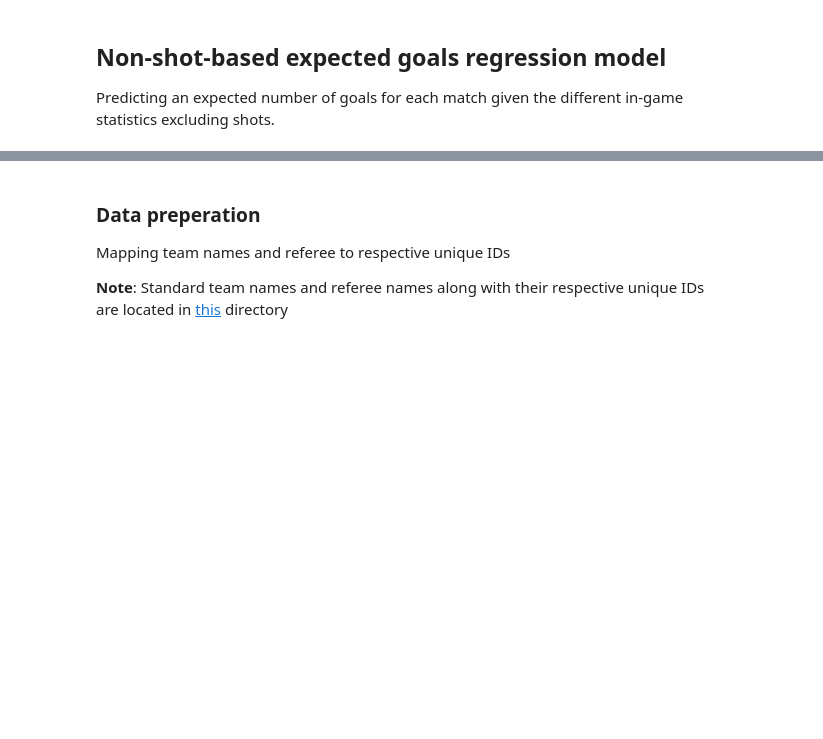
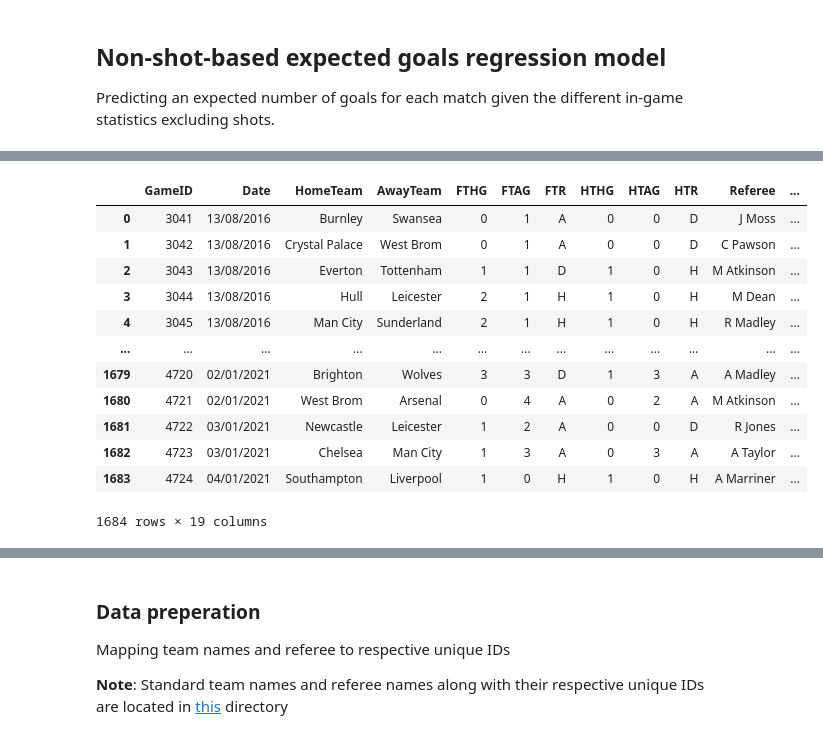
Before and after one commit to abircb/beat-the-bookie, a Jupyter notebook: nonshot_xG.ipynb, the cells around one changed output, grey strips where cells are left out. Saved outputs shown, nothing was run; the diff lists cells and outputs as text; code cells hidden in the pictures; blank space fills up the shorter version.

```diff
--- a/nonshot_xG.ipynb
+++ b/nonshot_xG.ipynb
@@ -29 +13,17 @@ data
+# %%
+complete_data
+# %% [output]
+|  | GameID | Date | HomeTeam | AwayTeam | FTHG | FTAG | FTR | HTHG | HTAG | HTR | Referee | ... |
+| 0 | 3041 | 13/08/2016 | Burnley | Swansea | 0 | 1 | A | 0 | 0 | D | J Moss | ... |
+| 1 | 3042 | 13/08/2016 | Crystal Palace | West Brom | 0 | 1 | A | 0 | 0 | D | C Pawson | ... |
+| 2 | 3043 | 13/08/2016 | Everton | Tottenham | 1 | 1 | D | 1 | 0 | H | M Atkinson | ... |
+| 3 | 3044 | 13/08/2016 | Hull | Leicester | 2 | 1 | H | 1 | 0 | H | M Dean | ... |
+| 4 | 3045 | 13/08/2016 | Man City | Sunderland | 2 | 1 | H | 1 | 0 | H | R Madley | ... |
+| ... | ... | ... | ... | ... | ... | ... | ... | ... | ... | ... | ... | ... |
+| 1679 | 4720 | 02/01/2021 | Brighton | Wolves | 3 | 3 | D | 1 | 3 | A | A Madley | ... |
+| 1680 | 4721 | 02/01/2021 | West Brom | Arsenal | 0 | 4 | A | 0 | 2 | A | M Atkinson | ... |
+| 1681 | 4722 | 03/01/2021 | Newcastle | Leicester | 1 | 2 | A | 0 | 0 | D | R Jones | ... |
+| 1682 | 4723 | 03/01/2021 | Chelsea | Man City | 1 | 3 | A | 0 | 3 | A | A Taylor | ... |
+| 1683 | 4724 | 04/01/2021 | Southampton | Liverpool | 1 | 0 | H | 1 | 0 | H | A Marriner | ... |
+1684 rows × 19 columns
 # %%
```
Also changed, not shown: parts of 25 cells of this notebook, 7 other files.
